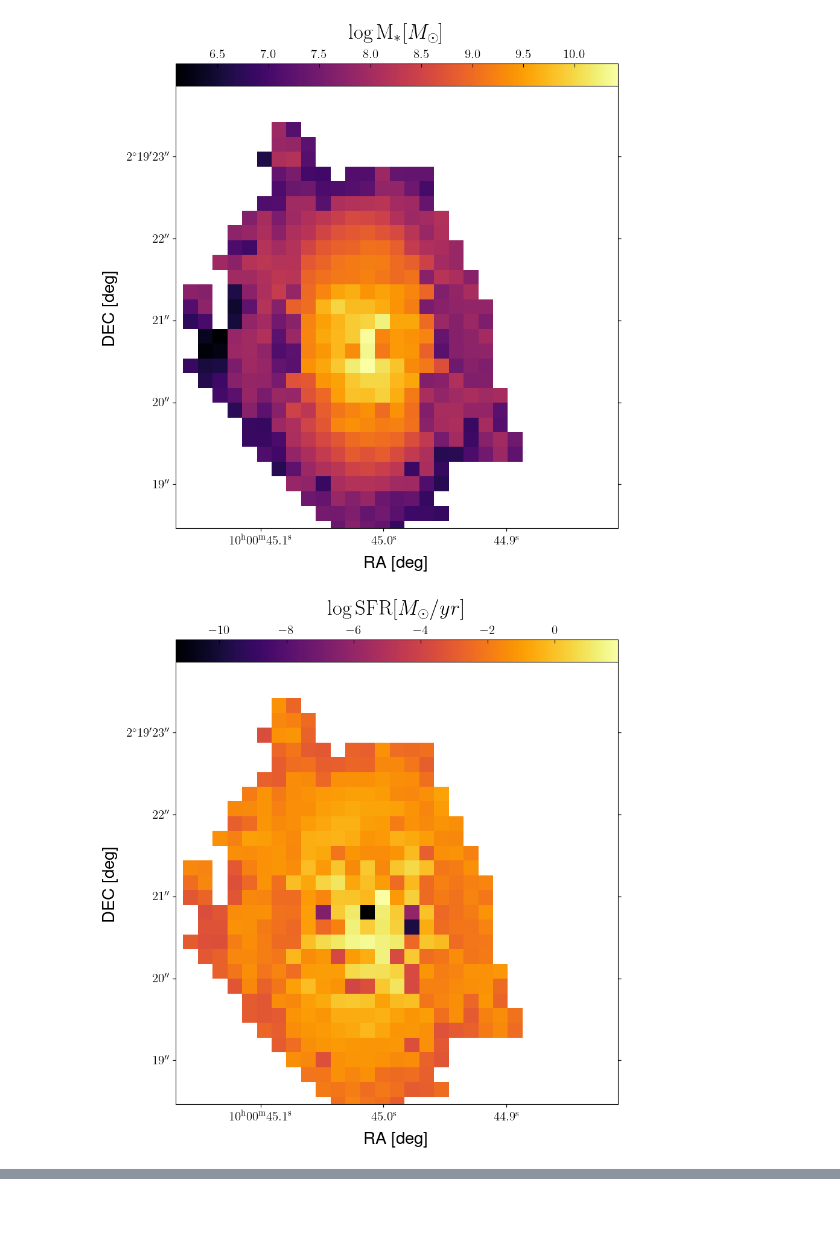
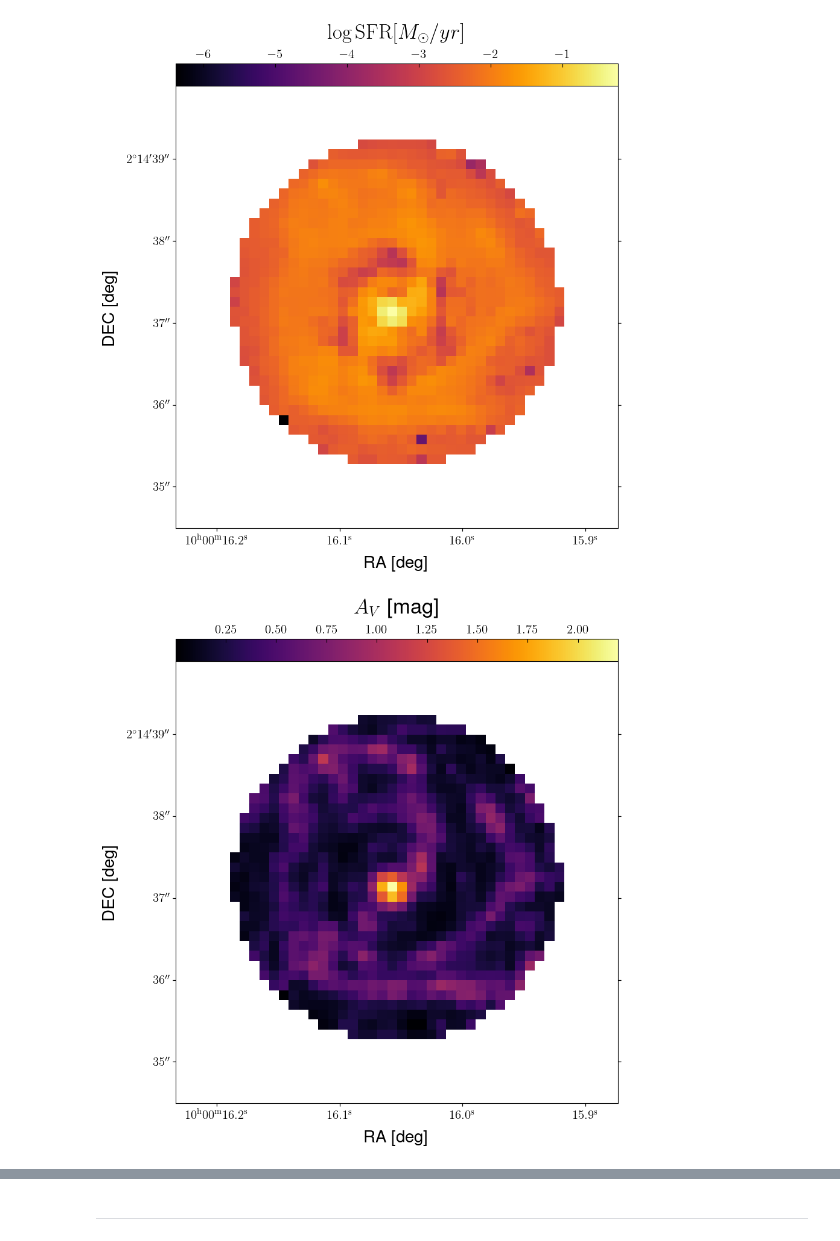
Before and after one commit to AndreaEnia/InRainbowsWeb, a Jupyter notebook: InRainbowsWeb/4_PlotResults.ipynb, the cells around one changed output, grey strips where cells are left out. Drawn from its saved outputs; the diff is of its cells as text; code cells hidden in the pictures; blank space fills up the shorter version.

```diff
--- a/InRainbowsWeb/4_PlotResults.ipynb
+++ b/InRainbowsWeb/4_PlotResults.ipynb
@@ -6,10 +6,10 @@ import matplotlib as mpl
 import numpy as np
 import pandas as pd
 from _utils import IO_funcs as IO
+-2
+galaxy_name = 'test_new'
 
-galaxy_name = '956337'
-
-results_df = pd.read_csv('pipes/cats/{0}_final_results.csv'.format(galaxy_name))
+results_df = pd.read_csv('Galaxies/{0}/Results_Bagpipes/pipes/cats/{0}_final_results.csv'.format(galaxy_name))
 
 from matplotlib import cm, rc
 rc('font',**{'family':'sans-serif','sans-serif':['Helvetica']})
@@ -17,4 +17,4 @@ rc('text', usetex=True)
 from matplotlib import cm, gridspec
 from mpl_toolkits.axes_grid1 import make_axes_locatable
 import matplotlib.axes as maxes
-fits_base = IO.FitsUtils('Galaxies/{0}/f444w_SNR_POOLED.fits'.format(galaxy_name), 'f444w', 'sci')
+fits_base = IO.FitsUtils('Galaxies/{0}/f444w_POOLED.fits'.format(galaxy_name), 'f444w', 'sci')
@@ -64,8 +60,8 @@ def save_fits(fits_base, quantity, label, code, savepath):
 
 # Questo (plot + fits) DEVE diventare un unico loop
 nx, ny = fits_base.hdr['NAXIS1'], fits_base.hdr['NAXIS2']
-xmin, xmax = 15, 45 # CHISTU HAV'I A CANCIARI QUANNU
-ymin, ymax = 15, 45 # HAVI A FARI 'U CATALOGO FINALE
+xmin, xmax = 40, 85 # CHISTU HAV'I A CANCIARI QUANNU
+ymin, ymax = 40, 85 # HAVI A FARI 'U CATALOGO FINALE
 chisq_threshold = 100
 
 chisqmap = np.zeros((nx, ny))
@@ -80,15 +76,15 @@ plot_quantity(fits_base, red_chisqmap, r'$\chi^2_r$', 'pipes/{}_redchisq.pdf'.fo
 
 f444w = np.zeros((nx, ny))
 f444w[f444w == 0] = np.nan
-f444w[results_df.PIX_Y.values, results_df.PIX_X.values] = results_df.f444w.values
+f444w[results_df.PIX_Y.values, results_df.PIX_X.values] = np.log10(results_df.f444w.values)
 plot_quantity(fits_base, f444w, r'Flux [$\mu$Jy]', 'pipes/{}_f444w_chisq.pdf'.format(galaxy_name), xmin, xmax, ymin, ymax, \
               chisq_mask = True, chisq_map = red_chisqmap, chisq_threshold = chisq_threshold)
 
-zmap = np.zeros((nx, ny))
-zmap[zmap == 0] = np.nan
-zmap[results_df.PIX_Y.values, results_df.PIX_X.values] = results_df.redshift_50.values
-plot_quantity(fits_base, zmap, r'$z_{\rm phot}$', 'pipes/{}_photoz.pdf'.format(galaxy_name), xmin, xmax, ymin, ymax, \
-              chisq_mask = True, chisq_map = red_chisqmap, chisq_threshold = chisq_threshold)
+#zmap = np.zeros((nx, ny))
+#zmap[zmap == 0] = np.nan
+#zmap[results_df.PIX_Y.values, results_df.PIX_X.values] = results_df.redshift_50.values
+#plot_quantity(fits_base, zmap, r'$z_{\rm phot}$', 'pipes/{}_photoz.pdf'.format(galaxy_name), xmin, xmax, ymin, ymax, \
+#              chisq_mask = True, chisq_map = red_chisqmap, chisq_threshold = chisq_threshold)
 
 massmap = np.zeros((nx, ny))
 massmap[massmap == 0] = np.nan
@@ -109,7 +105,7 @@ plot_quantity(fits_base, avmap, r'$A_V$ [mag]', 'pipes/{}_Av.pdf'.format(galaxy_
               chisq_mask = True, chisq_map = red_chisqmap, chisq_threshold = chisq_threshold)
 
 save_fits(fits_base, chisqmap, 'chi2', 'BAGPIPES', 'pipes/{}_chi2.fits'.format(galaxy_name))
-save_fits(fits_base, zmap, 'photo-z', 'BAGPIPES', 'pipes/{}_photoz.fits'.format(galaxy_name))
+#save_fits(fits_base, zmap, 'photo-z', 'BAGPIPES', 'pipes/{}_photoz.fits'.format(galaxy_name))
 save_fits(fits_base, massmap, 'logMstar', 'BAGPIPES', 'pipes/{}_mass.fits'.format(galaxy_name))
 save_fits(fits_base, sfrmap, 'logSFR', 'BAGPIPES', 'pipes/{}_sfr.fits'.format(galaxy_name))
 save_fits(fits_base, avmap, 'Av', 'BAGPIPES', 'pipes/{}_Av.fits'.format(galaxy_name))
@@ -121,2 +117,2 @@ save_fits(fits_base, avmap, 'Av', 'BAGPIPES', 'pipes/{}_Av.fits'.format(galaxy_n
-[figure, old version]
+[figure, new version]
-[figure, old version]
+[figure, new version]
@@ -123,0 +119,2 @@ save_fits(fits_base, avmap, 'Av', 'BAGPIPES', 'pipes/{}_Av.fits'.format(galaxy_n
+# %% [markdown]
+---
```
Also changed, not shown: parts of 3 cells of this notebook, 6 other files.
